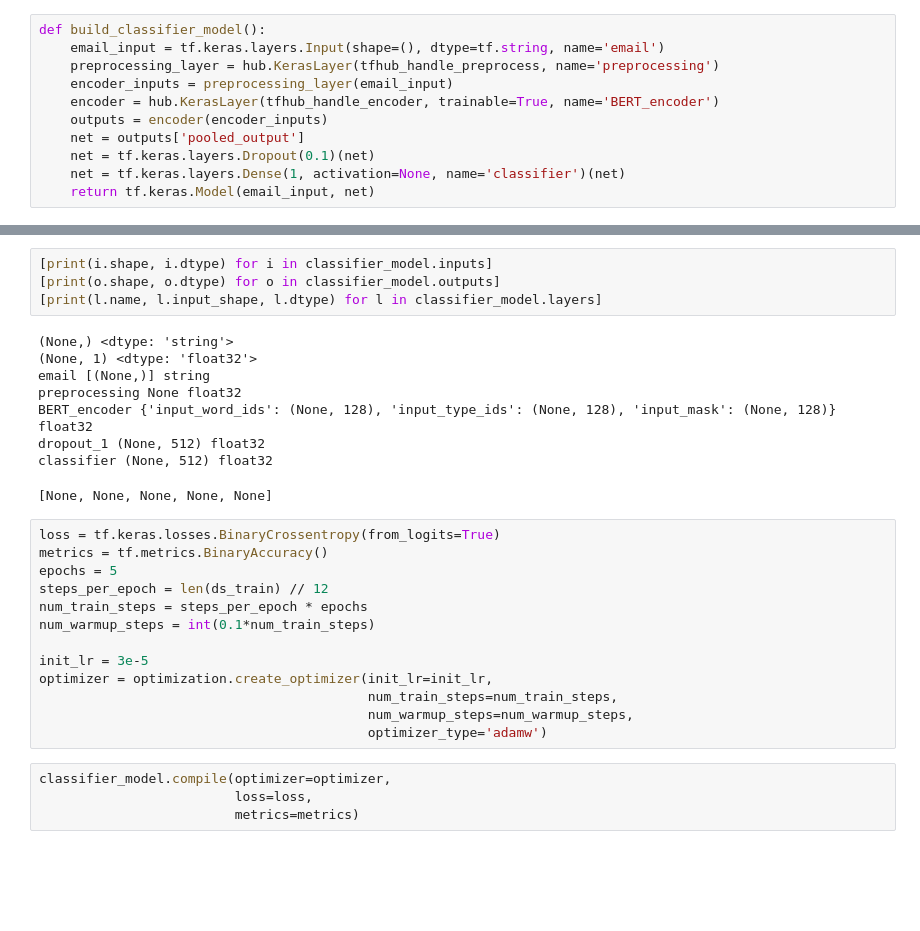
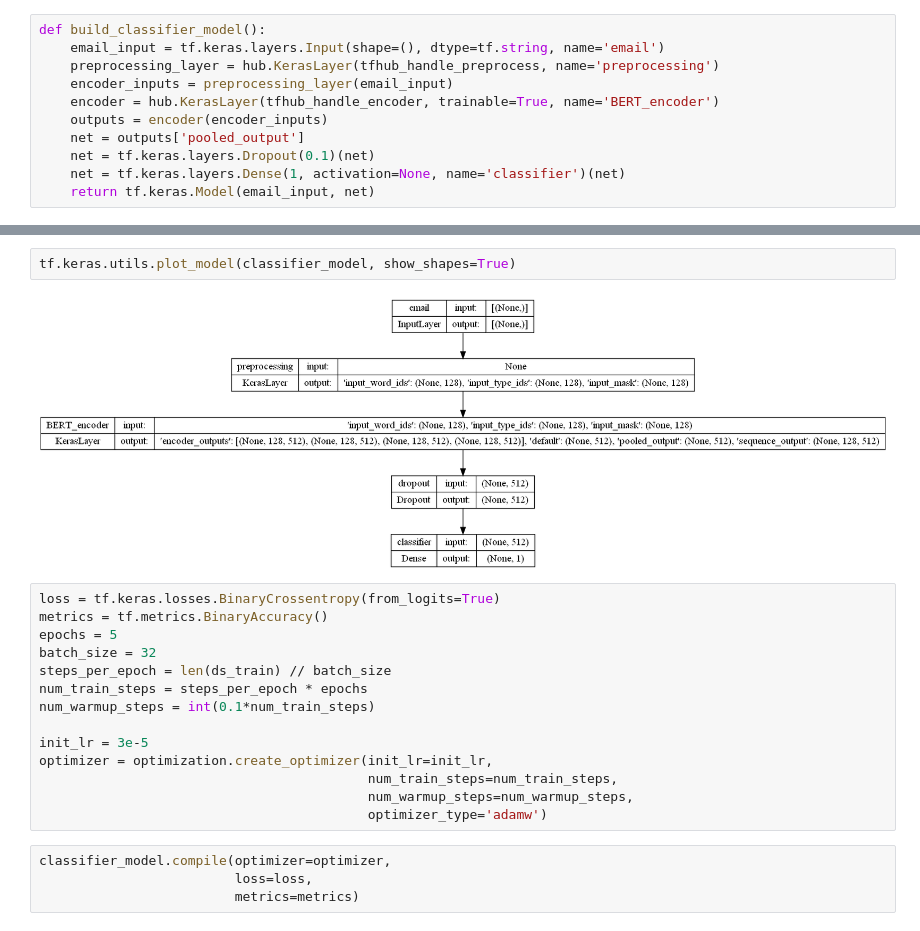
Before and after one commit to fourdim/bert-spammail, a Jupyter notebook: train.ipynb, the cells around one changed output, grey strips where cells are left out. Drawn from its saved outputs; the diff is of its cells as text; blank space fills up the shorter version.

```diff
--- a/train.ipynb
+++ b/train.ipynb
@@ -215,24 +198,16 @@ Total params: 28,764,162
 Trainable params: 28,764,161
 Non-trainable params: 1
 __________________________________________________________________________________________________
-# %%
-[print(i.shape, i.dtype) for i in classifier_model.inputs]
-[print(o.shape, o.dtype) for o in classifier_model.outputs]
-[print(l.name, l.input_shape, l.dtype) for l in classifier_model.layers]
-# %% [output]
-(None,) <dtype: 'string'>
-(None, 1) <dtype: 'float32'>
-email [(None,)] string
-preprocessing None float32
-BERT_encoder {'input_word_ids': (None, 128), 'input_type_ids': (None, 128), 'input_mask': (None, 128)} float32
-dropout_1 (None, 512) float32
-classifier (None, 512) float32
-[None, None, None, None, None]
+# %%
+tf.keras.utils.plot_model(classifier_model, show_shapes=True)
+# %% [output]
+[figure, added]
 # %%
 loss = tf.keras.losses.BinaryCrossentropy(from_logits=True)
 metrics = tf.metrics.BinaryAccuracy()
 epochs = 5
-steps_per_epoch = len(ds_train) // 12
+batch_size = 32
+steps_per_epoch = len(ds_train) // batch_size
 num_train_steps = steps_per_epoch * epochs
 num_warmup_steps = int(0.1*num_train_steps)
 
```
Also changed, not shown: parts of 10 cells of this notebook, 2 other files.
